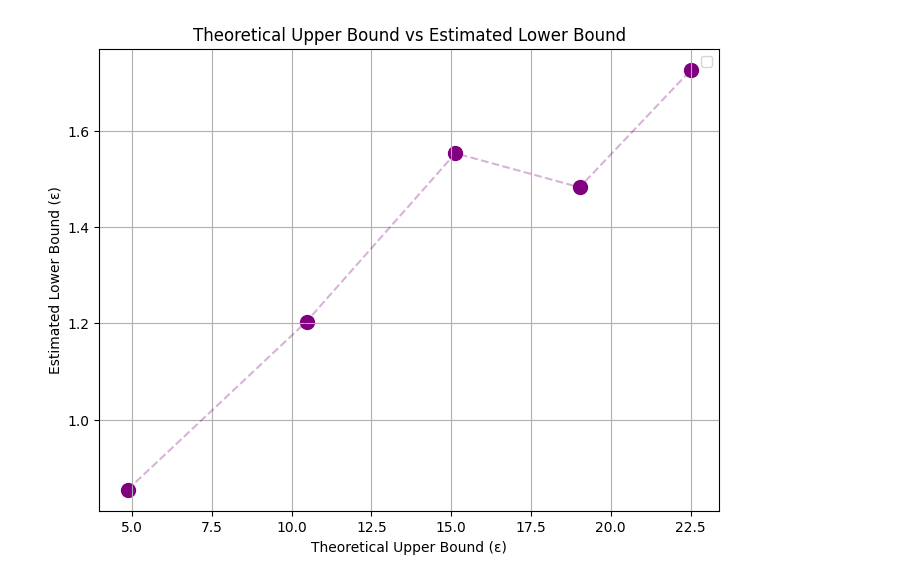
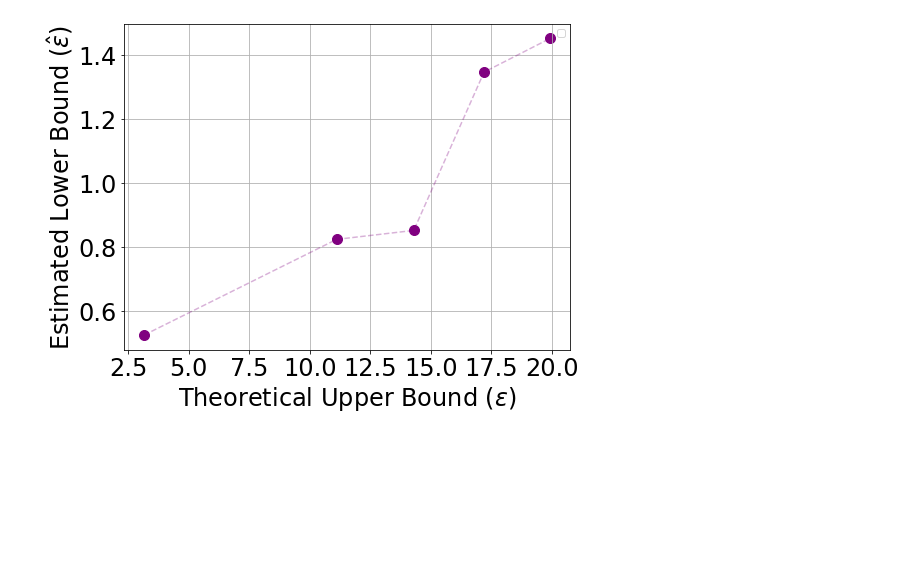
Before and after one commit to hadimalik12/fdp-estimation, a Jupyter notebook: notebook/ptlr estimation/sgd_cnn_theoretical_upperbound_vs_estimated_lowerbound.ipynb, the cells around one changed output. Drawn from its saved outputs; the diff is of its cells as text; code cells hidden in the pictures; blank space fills up the shorter version.

```diff
--- a/notebook/ptlr estimation/sgd_cnn_theoretical_upperbound_vs_estimated_lowerbound.ipynb
+++ b/notebook/ptlr estimation/sgd_cnn_theoretical_upperbound_vs_estimated_lowerbound.ipynb
@@ -23,9 +23,9 @@ from mech.model_architecture import convnet_balanced
 # %%
 model_name = 'convnet_balanced'
 database_size = 1000
-internal_result_path = "/scratch/bell/wei402/fdp-estimation/results"
-epoch_list = [1, 5, 10, 15, 20]
-delta = 1e-5
+internal_result_path = "/home/snek/martind/fdp/revision/results_yu"
+epoch_list = [1, 10, 15, 20, 25]
+delta = 1e-3
 data_args = {
     "method": "default",
     "data_dir": data_dir,
@@ -83,4 +77,7 @@ Files already downloaded and verified
 # %%
+
+file_name = os.path.join(fig_dir, f"Lower_bound_fig.png")
+
 plt.figure(figsize=(8, 6))
 
 # Plot points
@@ -91,12 +88,14 @@ plt.scatter(theoretical_upperbound_epsilons, estimated_lowerbound_epsilons,
 plt.plot(theoretical_upperbound_epsilons, estimated_lowerbound_epsilons,
         color='purple', alpha=0.3, linestyle='--')
 
-# Customize plot
-plt.xlabel('Theoretical Upper Bound (ε)')
-plt.ylabel('Estimated Lower Bound (ε)')
-plt.title("Theoretical Upper Bound vs Estimated Lower Bound")
+plt.xlabel(r'Theoretical Upper Bound ($\varepsilon$)', fontsize=24)
+plt.ylabel(r'Estimated Lower Bound ($\hat{\varepsilon}$)', fontsize=24)
+
+plt.xticks(fontsize=24)
+plt.yticks(fontsize=24)
 plt.grid()
 plt.legend()
+plt.savefig(file_name, bbox_inches='tight', dpi=300)
 
 plt.show()
 # %% [output]
@@ -104 +103 @@ plt.show()
-[figure, old version]
+[figure, new version]
```
Also changed, not shown: parts of 3 cells of this notebook, 3 other files.
